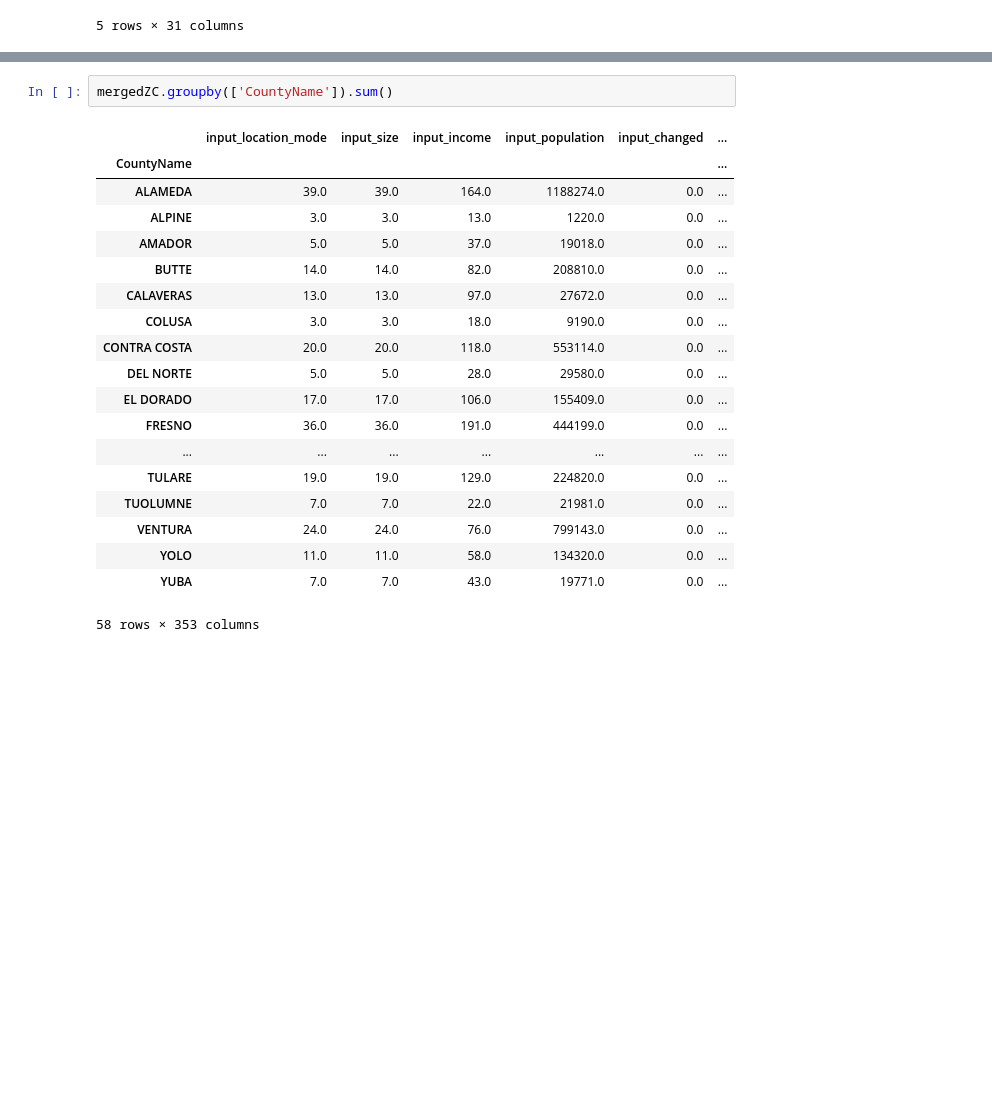
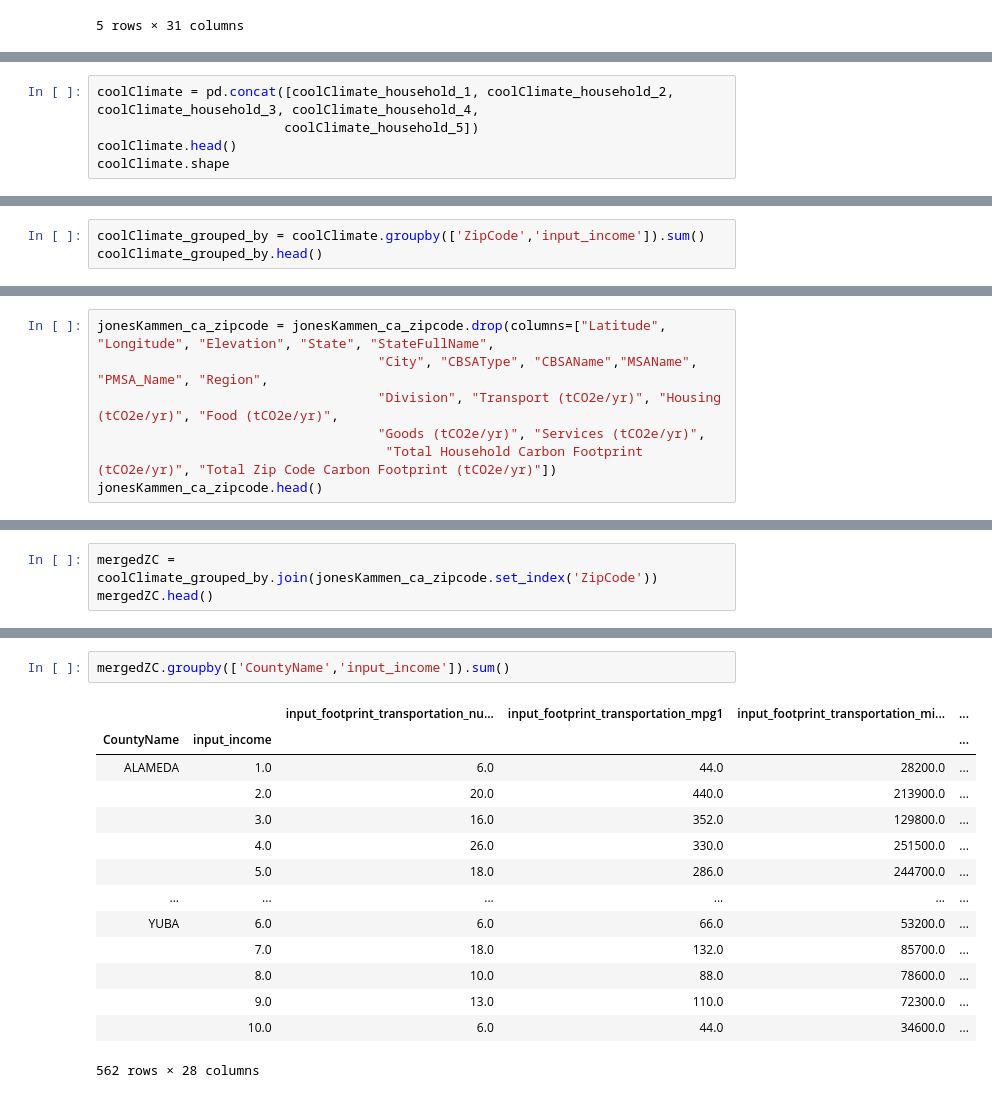
Before and after one commit to vincent-lao/carbon-footprint, a Jupyter notebook: code/eda/JonesKammen_with_CoolClimate.ipynb, the cells around one changed output, grey strips where cells are left out. Drawn from its saved outputs; the diff is of its cells as text; blank space fills up the shorter version.

Commit message:
Kammen + CoolClimate merging files.
Kammen + CoolClimate merging files.

```diff
--- a/code/eda/JonesKammen_with_CoolClimate.ipynb
+++ b/code/eda/JonesKammen_with_CoolClimate.ipynb
@@ -28,0 +168,5 @@ coolClimate.head()
+# %%
+coolClimate = pd.concat([coolClimate_household_1, coolClimate_household_2, coolClimate_household_3, coolClimate_household_4,
+                        coolClimate_household_5])
+coolClimate.head()
+coolClimate.shape
@@ -95,0 +190,3 @@ mergedZC = coolClimateZC.set_index('ZipCode').join(jonesKammen.set_index('ZipCod
+# %%
+coolClimate_grouped_by = coolClimate.groupby(['ZipCode','input_income']).sum()
+coolClimate_grouped_by.head()
@@ -95,0 +201,7 @@ mergedZC = coolClimateZC.set_index('ZipCode').join(jonesKammen.set_index('ZipCod
+# %%
+jonesKammen_ca_zipcode = jonesKammen_ca_zipcode.drop(columns=["Latitude", "Longitude", "Elevation", "State", "StateFullName",
+                                    "City", "CBSAType", "CBSAName","MSAName", "PMSA_Name", "Region",
+                                    "Division", "Transport (tCO2e/yr)", "Housing (tCO2e/yr)", "Food (tCO2e/yr)",
+                                    "Goods (tCO2e/yr)", "Services (tCO2e/yr)",
+                                     "Total Household Carbon Footprint (tCO2e/yr)", "Total Zip Code Carbon Footprint (tCO2e/yr)"])
+jonesKammen_ca_zipcode.head()
@@ -95,0 +215,3 @@ mergedZC = coolClimateZC.set_index('ZipCode').join(jonesKammen.set_index('ZipCod
+# %%
+mergedZC = coolClimate_grouped_by.join(jonesKammen_ca_zipcode.set_index('ZipCode'))
+mergedZC.head()
@@ -96,22 +227,17 @@ mergedZC = coolClimateZC.set_index('ZipCode').join(jonesKammen.set_index('ZipCod
 # %%
-mergedZC.groupby(['CountyName']).sum()
+mergedZC.groupby(['CountyName','input_income']).sum()
 # %% [output]
-|  | input_location_mode | input_size | input_income | input_population | input_changed | ... |
-| CountyName |  |  |  |  |  | ... |
-| ALAMEDA | 39.0 | 39.0 | 164.0 | 1188274.0 | 0.0 | ... |
-| ALPINE | 3.0 | 3.0 | 13.0 | 1220.0 | 0.0 | ... |
-| AMADOR | 5.0 | 5.0 | 37.0 | 19018.0 | 0.0 | ... |
-| BUTTE | 14.0 | 14.0 | 82.0 | 208810.0 | 0.0 | ... |
-| CALAVERAS | 13.0 | 13.0 | 97.0 | 27672.0 | 0.0 | ... |
-| COLUSA | 3.0 | 3.0 | 18.0 | 9190.0 | 0.0 | ... |
-| CONTRA COSTA | 20.0 | 20.0 | 118.0 | 553114.0 | 0.0 | ... |
-| DEL NORTE | 5.0 | 5.0 | 28.0 | 29580.0 | 0.0 | ... |
-| EL DORADO | 17.0 | 17.0 | 106.0 | 155409.0 | 0.0 | ... |
-| FRESNO | 36.0 | 36.0 | 191.0 | 444199.0 | 0.0 | ... |
-| ... | ... | ... | ... | ... | ... | ... |
-| TULARE | 19.0 | 19.0 | 129.0 | 224820.0 | 0.0 | ... |
-| TUOLUMNE | 7.0 | 7.0 | 22.0 | 21981.0 | 0.0 | ... |
-| VENTURA | 24.0 | 24.0 | 76.0 | 799143.0 | 0.0 | ... |
-| YOLO | 11.0 | 11.0 | 58.0 | 134320.0 | 0.0 | ... |
-| YUBA | 7.0 | 7.0 | 43.0 | 19771.0 | 0.0 | ... |
+|  |  | input_footprint_transportation_nu... | input_footprint_transportation_mpg1 | input_footprint_transportation_mi... | ... |
+| CountyName | input_income |  |  |  | ... |
+| ALAMEDA | 1.0 | 6.0 | 44.0 | 28200.0 | ... |
+|  | 2.0 | 20.0 | 440.0 | 213900.0 | ... |
+|  | 3.0 | 16.0 | 352.0 | 129800.0 | ... |
+|  | 4.0 | 26.0 | 330.0 | 251500.0 | ... |
+|  | 5.0 | 18.0 | 286.0 | 244700.0 | ... |
+| ... | ... | ... | ... | ... | ... |
+| YUBA | 6.0 | 6.0 | 66.0 | 53200.0 | ... |
+|  | 7.0 | 18.0 | 132.0 | 85700.0 | ... |
+|  | 8.0 | 10.0 | 88.0 | 78600.0 | ... |
+|  | 9.0 | 13.0 | 110.0 | 72300.0 | ... |
+|  | 10.0 | 6.0 | 44.0 | 34600.0 | ... |
-58 rows × 353 columns
+562 rows × 28 columns
```
Also changed, not shown: parts of 24 cells of this notebook.
